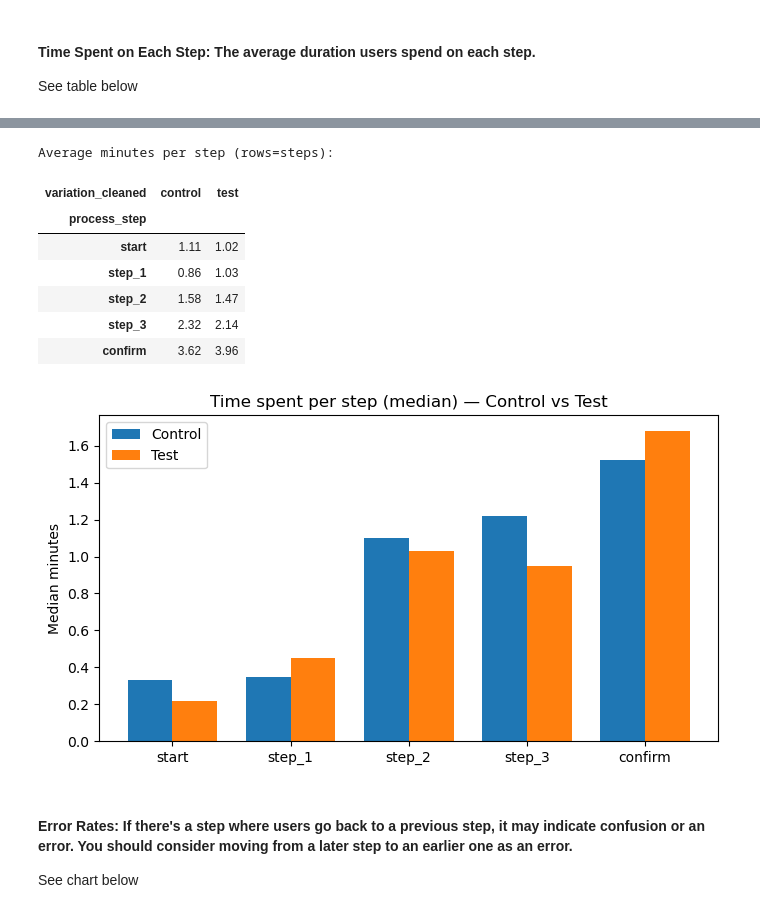
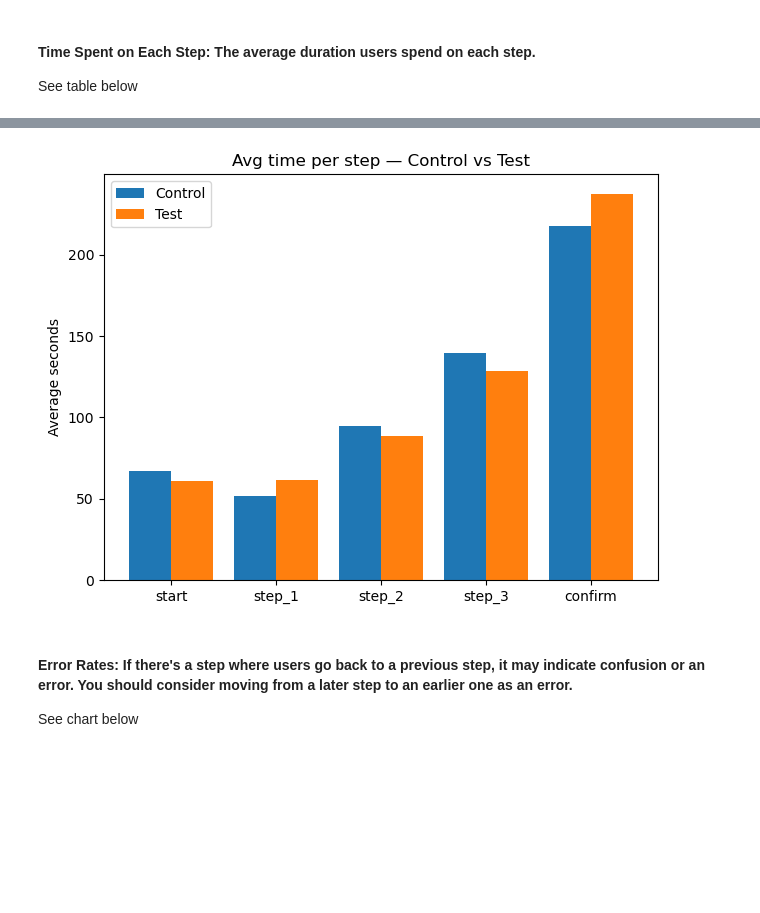
Before and after one commit to MiaZhou112/Vanguard-AB-Testing, a Jupyter notebook: project_5.ipynb, the cells around one changed output, grey strips where cells are left out. Drawn from its saved outputs; the diff is of its cells as text; code cells hidden in the pictures; blank space fills up the shorter version.

```diff
--- a/project_5.ipynb
+++ b/project_5.ipynb
@@ -1061,47 +979,46 @@ def median_minutes_per_step_per_variation(df):
 # %%
-STEP_ORDER = ['start','step_1','step_2','step_3','confirm']
+cols = ['variation_cleaned','client_id','visit_id','process_step','date_time']
+d = df_final_clean[cols].dropna(subset=['variation_cleaned','client_id','visit_id','process_step','date_time']).copy()
 
-# Work only with Control/Test rows
-d = (df_final_clean[['variation_cleaned','client_id','visit_id','process_step','date_time']]
-     .dropna(subset=['client_id','process_step','date_time'])
-     .copy())
+# clean and sort
+d['variation_cleaned'] = d['variation_cleaned'].str.lower()
 d['date_time'] = pd.to_datetime(d['date_time'], errors='coerce')
 d = d.dropna(subset=['date_time']).sort_values(['variation_cleaned','client_id','visit_id','date_time'])
 
-# OPTIONAL: drop consecutive duplicates of the same step inside a visit
-prev = d.groupby(['variation_cleaned','client_id','visit_id'])['process_step'].shift()
+# not include repeated same-step events
+prev = d.groupby(grp_keys)['process_step'].shift()
 d = d[d['process_step'] != prev].copy()
 
-# Duration of the CURRENT step = next_time - current_time (within same visit)
-d['next_time'] = d.groupby(['variation_cleaned','client_id','visit_id'])['date_time'].shift(-1)
-d['dur_min']   = (d['next_time'] - d['date_time']).dt.total_seconds() / 60
+# time to next event within same (variation, client, visit)
+grp_keys = ['variation_cleaned','client_id','visit_id']
+d['next_time'] = d.groupby(grp_keys)['date_time'].shift(-1)
 
-# Keep only positive, finite durations
-d = d[np.isfinite(d['dur_min']) & (d['dur_min'] > 0)].copy()
+# duration in SECONDS for the CURRENT step
+d['dur_sec'] = (d['next_time'] - d['date_time']).dt.total_seconds()
 
-# ---- Summary per step & variation ----
-summary = (d.groupby(['variation_cleaned','process_step'])['dur_min']
-             .agg(count='count', avg_min='mean', median_min='median')
-             .round({'avg_min':2, 'median_min':2})
-             .reset_index())
+# keep positive, finite durations; last event in a visit is NaN and drops out
+d = d[np.isfinite(d['dur_sec']) & (d['dur_sec'] > 0)].copy()
 
-# Tidy tables for quick reading
-median_tbl = (summary.pivot(index='process_step', columns='variation_cleaned', values='median_min')
-                      .reindex(STEP_ORDER))
-avg_tbl    = (summary.pivot(index='process_step', columns='variation_cleaned', values='avg_min')
-                      .reindex(STEP_ORDER))
+# average seconds by step & variation
+STEP_ORDER = ['start','step_1','step_2','step_3','confirm']
+avg_sec = (d.groupby(['process_step','variation_cleaned'])['dur_sec']
+             .mean()
+             .round(2)
+             .unstack('variation_cleaned')
+             .reindex(STEP_ORDER))
 
-print("Median minutes per step (rows=steps):\n");  display(median_tbl)
-print("Average minutes per step (rows=steps):\n"); display(avg_tbl)
+print("Average duration (seconds) per step, by variation:")
+print(avg_sec)
 
-# Optional: small bar chart comparing Control vs Test, per step (medians)
-plt.figure(figsize=(7,4))
-x = np.arange(len(STEP_ORDER)); w = 0.38
-m_control = median_tbl.get('control', pd.Series(index=STEP_ORDER))
-m_test    = median_tbl.get('test',    pd.Series(index=STEP_ORDER))
-plt.bar(x - w/2, m_control.values, width=w, label='Control')
-plt.bar(x + w/2, m_test.values,    width=w, label='Test')
-plt.xticks(x, STEP_ORDER, rotation=0)
-plt.ylabel('Median minutes'); plt.title('Time spent per step (median) — Control vs Test')
+x = np.arange(len(avg_sec.index)); w = 0.4
+ctrl = avg_sec.get('control', pd.Series([0]*len(avg_sec), index=avg_sec.index)).values
+test = avg_sec.get('test',    pd.Series([0]*len(avg_sec), index=avg_sec.index)).values
+
+plt.figure()
+plt.bar(x - w/2, ctrl, width=w, label='Control')
+plt.bar(x + w/2, test, width=w, label='Test')
+plt.xticks(x, avg_sec.index)
+plt.ylabel('Average seconds')
+plt.title('Avg time per step — Control vs Test')
 plt.legend(); plt.tight_layout(); plt.show()
 # %% [output]
@@ -1116,12 +1033,4 @@ Median minutes per step (rows=steps):
-Average minutes per step (rows=steps):
-| variation_cleaned | control | test |
-| process_step |  |  |
-| start | 1.11 | 1.02 |
-| step_1 | 0.86 | 1.03 |
-| step_2 | 1.58 | 1.47 |
-| step_3 | 2.32 | 2.14 |
-| confirm | 3.62 | 3.96 |
-[figure, old version]
+[figure, new version]
 # %% [markdown]
 #### Error Rates: If there's a step where users go back to a previous step, it may indicate confusion or an error. You should consider moving from a later step to an earlier one as an error.
 
```
Also changed, not shown: parts of 29 cells of this notebook.
